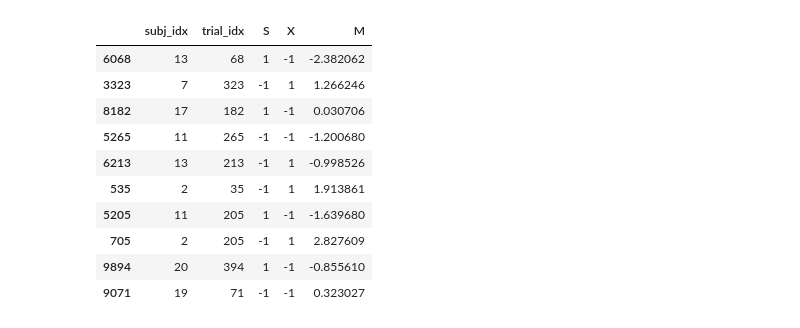
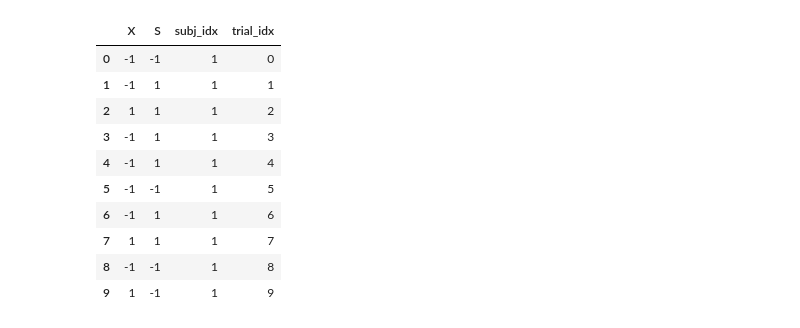
Before and after one commit to anne-urai/ddm_mediation, a Jupyter notebook: generate_data.ipynb, the cells around one changed output. Saved outputs shown, nothing was run; the diff lists cells and outputs as text; code cells hidden in the pictures.

```diff
--- a/generate_data.ipynb
+++ b/generate_data.ipynb
@@ -39,28 +57,36 @@ import hddm
 # %%
 ##  ============================================================= ##
 ## generate some artificial choice data with mediation variable
 ##  ============================================================= ##
 
 # first, previous choices ('X')
 n_trials = int(1e4) # https://github.com/anne-urai/2019_Urai_choice-history-ddm/blob/master/simulations/1_ddm_rts.py#L84
 n_subj = 20
 df = pd.DataFrame(np.random.choice([-1,1], (n_trials*n_subj, 2)), columns=list('XS'))
 
-# then a normally distributed random variable, that depends on X
-a_path = np.random.normal(size=n_subj)
-M = []
-for sjidx, (sj, sjdat) in enumerate(df.groupby(['subj_idx'])):
-  M.append(np.random.normal(size=n_trials) + a_path[sjidx]
-df['M'] = M
+# make sure we have subj_idx and trial_idx
+subj_idx = []
+for s in np.arange(n_subj) + 1:
+  for n in np.arange(n_trials):
+    subj_idx.append(s)
+
+trial_idx = []
+for s in np.arange(n_subj) + 1:
+  for n in np.arange(n_trials):
+    trial_idx.append(n)
+
+df['subj_idx'] = subj_idx
+df['trial_idx'] = trial_idx
+df.head(n=10)
 # %% [output]
-|  | subj_idx | trial_idx | S | X | M |
-| 6068 | 13 | 68 | 1 | -1 | -2.382062 |
-| 3323 | 7 | 323 | -1 | 1 | 1.266246 |
-| 8182 | 17 | 182 | 1 | -1 | 0.030706 |
-| 5265 | 11 | 265 | -1 | -1 | -1.200680 |
-| 6213 | 13 | 213 | -1 | 1 | -0.998526 |
-| 535 | 2 | 35 | -1 | 1 | 1.913861 |
-| 5205 | 11 | 205 | 1 | -1 | -1.639680 |
-| 705 | 2 | 205 | -1 | 1 | 2.827609 |
-| 9894 | 20 | 394 | 1 | -1 | -0.855610 |
-| 9071 | 19 | 71 | -1 | -1 | 0.323027 |
+|  | X | S | subj_idx | trial_idx |
+| 0 | -1 | -1 | 1 | 0 |
+| 1 | -1 | 1 | 1 | 1 |
+| 2 | 1 | 1 | 1 | 2 |
+| 3 | -1 | 1 | 1 | 3 |
+| 4 | -1 | 1 | 1 | 4 |
+| 5 | -1 | -1 | 1 | 5 |
+| 6 | -1 | 1 | 1 | 6 |
+| 7 | 1 | 1 | 1 | 7 |
+| 8 | -1 | -1 | 1 | 8 |
+| 9 | 1 | -1 | 1 | 9 |
```
Also changed, not shown: parts of 6 cells of this notebook.
